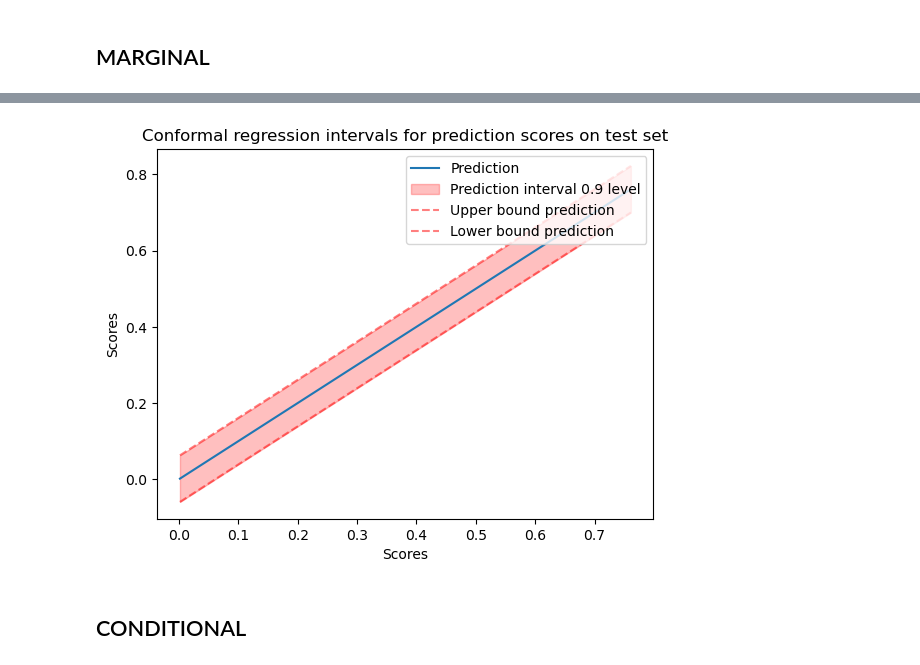
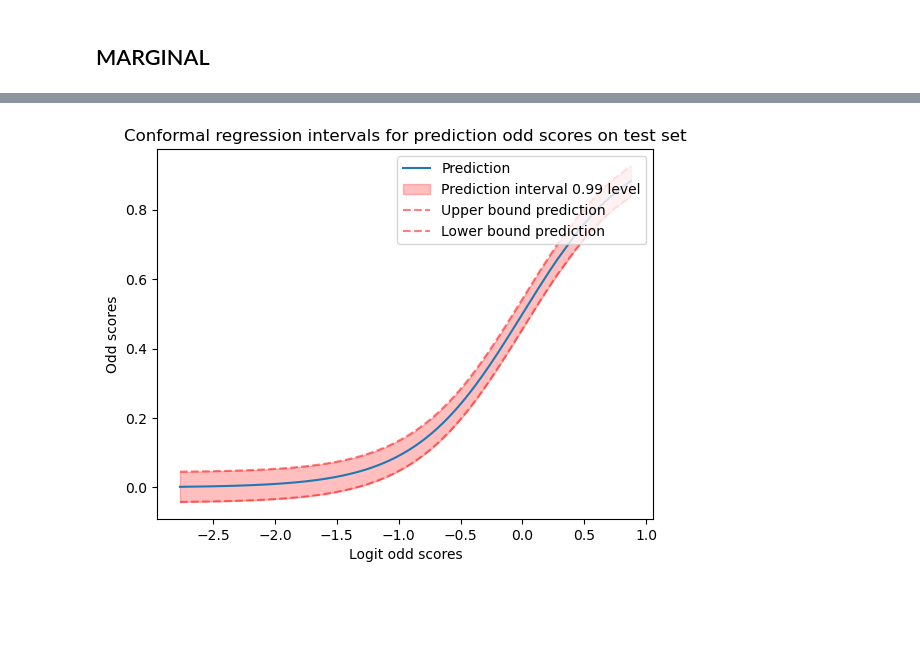
Before and after one commit to aszustakowski/conformal-prediction-wut-team_green, a Jupyter notebook: assignment_2/Team_Green_assignment 2.ipynb, the cells around one changed output, grey strips where cells are left out. Cells and saved outputs as stored; diff of their text form; code cells hidden in the pictures; blank space fills up the shorter version.

```diff
--- a/assignment_2/Team_Green_assignment 2.ipynb
+++ b/assignment_2/Team_Green_assignment 2.ipynb
@@ -11,3 +11,5 @@ X_train = train['PRED']
 y_train = train['TARGET']
 X_test = test['PRED']
 y_test= test['TARGET']
+#iloraz szans
+X_train_odds = (X_train)/(1-X_train)
@@ -14,2 +20,17 @@ y_test= test['TARGET']
 # %% [markdown]
 ## MARGINAL
+# %%
+%%time
+#przybliżamy prawdopodobieństwo wystąpienia klasy 1 (to będzie nasz y)
+#liczba obserwacji służąca do przybliżenia
+m = 1000
+n = len(X_train)
+#conformity scores dla ilorazu szans
+conformity_scores = []
+for i in range(n):
+    df_approx = train[['PRED', 'TARGET']]
+    df_approx['score_diff'] = np.abs(df_approx['PRED']-X_train[i])
+    a = df_approx.nsmallest(m, 'score_diff')
+    mean_target = np.mean(a['TARGET'])
+    mean_odds = mean_target/(1-mean_target)
+    conformity_scores.append(np.abs(X_train_odds[i]-mean_odds))
@@ -16,13 +40,14 @@ y_test= test['TARGET']
 # %%
 #conformity scores dla zbioru kalibracyjnego
-conformity_scores = np.maximum(X_train-y_train, y_train-X_train)
+#conformity_scores = np.maximum(X_train-y_train, y_train-X_train)
 #zadany poziom alpha
-alpha = 0.1
+alpha = 0.01
 #liczność próby
-n = len(X_train)
+#n = len(X_train)
 #kwantyl scorów
 qhat = np.quantile(conformity_scores, np.ceil((n+1)*(1-alpha))/n)
 #regresja dla zbioru testowego
 #przedział jedynie dla unikatowych wartości predykcji
 x = np.unique(X_test)
-output = np.array([x-qhat,x+qhat])
+x_odds = x/(1-x)
+output = np.array([x_odds-qhat,x_odds+qhat])
@@ -29,15 +67,15 @@ output = np.array([x-qhat,x+qhat])
 # %%
-#wykres przedziałów
-plt.plot(x,x, label = 'Prediction')
-plt.fill_between(x, output[0,:], output[1,:], color='r', alpha=.25, label = f'Prediction interval {np.round(1-alpha,2)} level')
-plt.plot(x,output[0,:], label = 'Upper bound prediction', color = 'r', linestyle = '--', alpha = 0.5)
-plt.plot(x,output[1,:], label = 'Lower bound prediction', color = 'r', linestyle = '--', alpha = 0.5)
+#wykres przedziałów ze skalą logitową
+def logit_hist(x):
+    return np.log10(x/(1-x))
+plt.plot(logit_hist(x_odds),x_odds, label = 'Prediction')
+plt.fill_between(logit_hist(x_odds), output[0,:], output[1,:], color='r', alpha=.25, label = f'Prediction interval {np.round(1-alpha,2)} level')
+plt.plot(logit_hist(x_odds),output[0,:], label = 'Upper bound prediction', color = 'r', linestyle = '--', alpha = 0.5)
+plt.plot(logit_hist(x_odds),output[1,:], label = 'Lower bound prediction', color = 'r', linestyle = '--', alpha = 0.5)
 plt.legend(loc = 'upper right')
-plt.xlabel('Scores')
-plt.ylabel('Scores')
-plt.title('Conformal regression intervals for prediction scores on test set')
+plt.xlabel('Logit odd scores')
+plt.ylabel('Odd scores')
+plt.title('Conformal regression intervals for prediction odd scores on test set')
 plt.show()
 # %% [output]
-[figure, old version]
+[figure, new version]
-# %% [markdown]
-## CONDITIONAL
```
Also changed, not shown: parts of 5 cells of this notebook, 1 other file.
